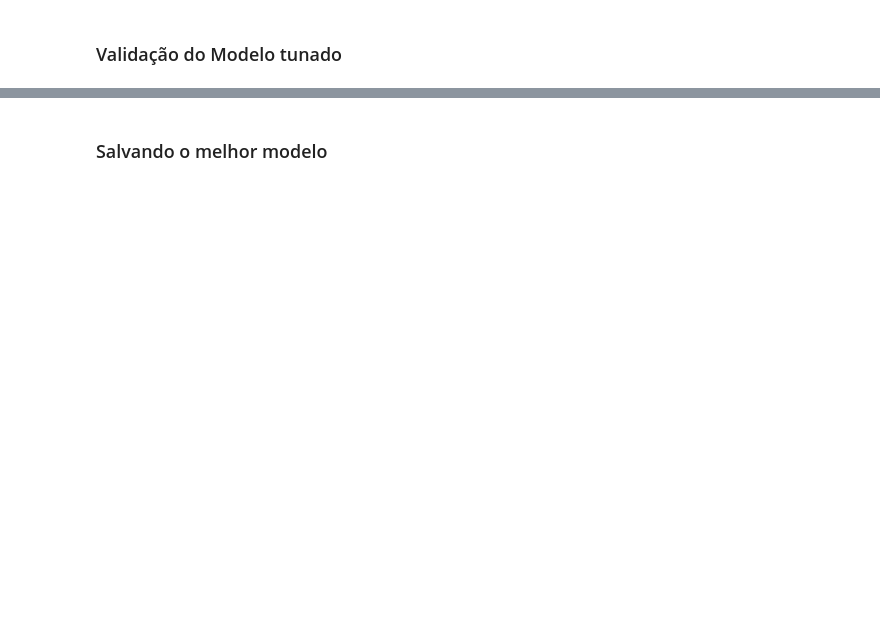
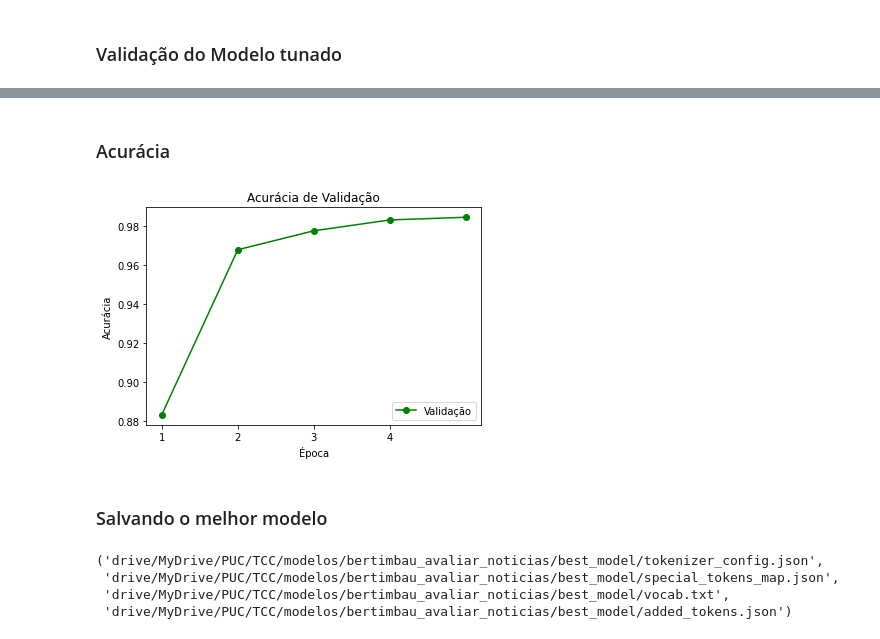
Before and after one commit to caesarcc/python-api-url-check, a Jupyter notebook: jupyter/classificacao_passo02_treino_validacao.ipynb, the cells around one changed output, grey strips where cells are left out. Drawn from its saved outputs; the diff is of its cells as text; code cells hidden in the pictures; blank space fills up the shorter version.

```diff
--- a/jupyter/classificacao_passo02_treino_validacao.ipynb
+++ b/jupyter/classificacao_passo02_treino_validacao.ipynb
@@ -323,2 +379,15 @@ show_confusion_matrix(df_cm)
+# %% [markdown]
+### Acurácia
+# %%
+plt.figure()
+plt.plot(df_estatisticas['Acurácia de Validação'], 'g-o', label="Validação")
+plt.title("Acurácia de Validação")
+plt.xlabel("Época")
+plt.ylabel("Acurácia")
+plt.legend(loc="lower right")
+plt.xticks([1, 2, 3, 4])
+plt.show()
+# %% [output]
+[figure, added]
 # %% [markdown]
 ### Salvando o melhor modelo
@@ -326,0 +394,9 @@ model.save_pretrained("/modelos/fake_url_bertimbau/melhor_modelo")
+# %%
+CAMINHO_MODELO = "drive/MyDrive/PUC/TCC/modelos/bertimbau_avaliar_noticias"
+model.save_pretrained(f"{CAMINHO_MODELO}/best_model")
+tokenizer.save_pretrained(f"{CAMINHO_MODELO}/best_model")
+# %% [output]
+('drive/MyDrive/PUC/TCC/modelos/bertimbau_avaliar_noticias/best_model/tokenizer_config.json',
+ 'drive/MyDrive/PUC/TCC/modelos/bertimbau_avaliar_noticias/best_model/special_tokens_map.json',
+ 'drive/MyDrive/PUC/TCC/modelos/bertimbau_avaliar_noticias/best_model/vocab.txt',
+ 'drive/MyDrive/PUC/TCC/modelos/bertimbau_avaliar_noticias/best_model/added_tokens.json')
```
Also changed, not shown: parts of 47 cells of this notebook.
